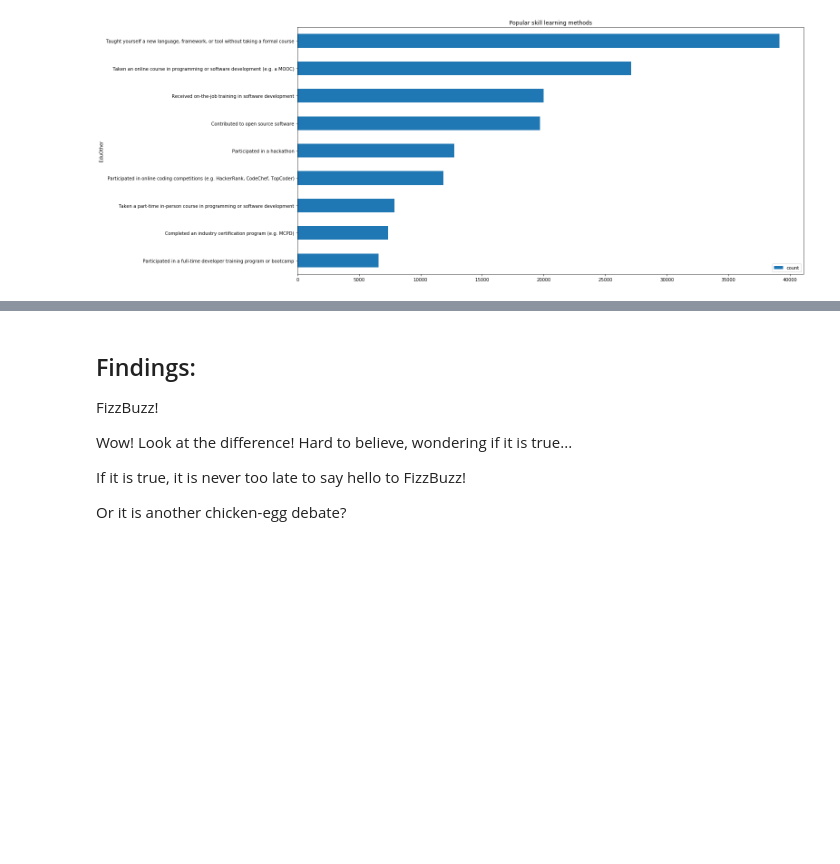
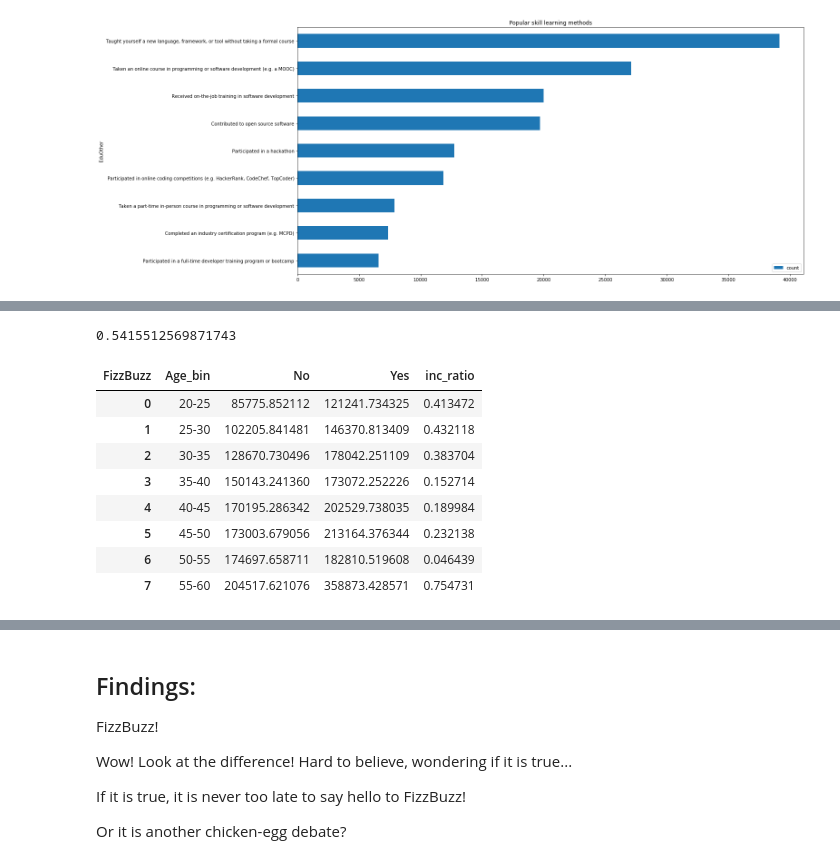
Before and after one commit to zhuzhy1214/Udacity, a Jupyter notebook: project-1-stackoverflow.ipynb, the cells around one changed output, grey strips where cells are left out. Drawn from its saved outputs; the diff is of its cells as text; code cells hidden in the pictures; blank space fills up the shorter version.

```diff
--- a/project-1-stackoverflow.ipynb
+++ b/project-1-stackoverflow.ipynb
@@ -721,0 +738,28 @@ What is a single trick that could boost your salary for future job seach effort?
+# %%
+summary['inc_ratio'].max()
+# %% [output]
+0.5415512569871743
+# %%
+# does fizzbuzz solving experience indicate higher salary (elite developer?)
+
+summary_1 = df_filtered.groupby(['Age_bin','FizzBuzz']).mean(numeric_only = True)
+summary_1.drop(columns= ['Respondent','CodeRevHrs','CompTotal'] , inplace = True)
+
+summary_1.reset_index(inplace=True)
+summary_1 = summary_1[~((summary_1['Age_bin']=='0-20') | (summary_1['Age_bin']=='60-100'))]
+summary_1 = summary_1.pivot(index='Age_bin', columns='FizzBuzz', values='ConvertedComp')
+summary_1.reset_index(inplace=True)
+
+summary_1['inc_ratio']= summary_1['Yes']/summary_1['No'] -1
+
+summary_1
+# %% [output]
+| FizzBuzz | Age_bin | No | Yes | inc_ratio |
+| 0 | 20-25 | 85775.852112 | 121241.734325 | 0.413472 |
+| 1 | 25-30 | 102205.841481 | 146370.813409 | 0.432118 |
+| 2 | 30-35 | 128670.730496 | 178042.251109 | 0.383704 |
+| 3 | 35-40 | 150143.241360 | 173072.252226 | 0.152714 |
+| 4 | 40-45 | 170195.286342 | 202529.738035 | 0.189984 |
+| 5 | 45-50 | 173003.679056 | 213164.376344 | 0.232138 |
+| 6 | 50-55 | 174697.658711 | 182810.519608 | 0.046439 |
+| 7 | 55-60 | 204517.621076 | 358873.428571 | 0.754731 |
```
Also changed, not shown: parts of 68 cells of this notebook, 1 other file.
